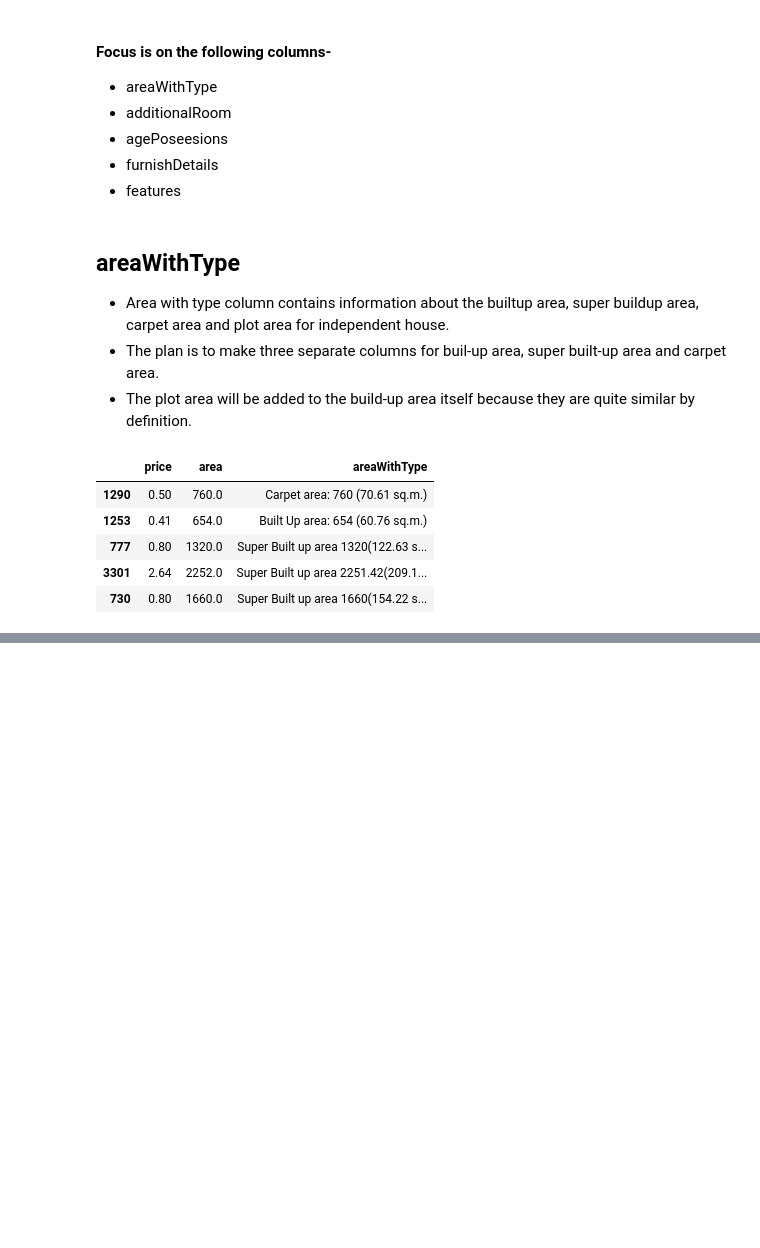
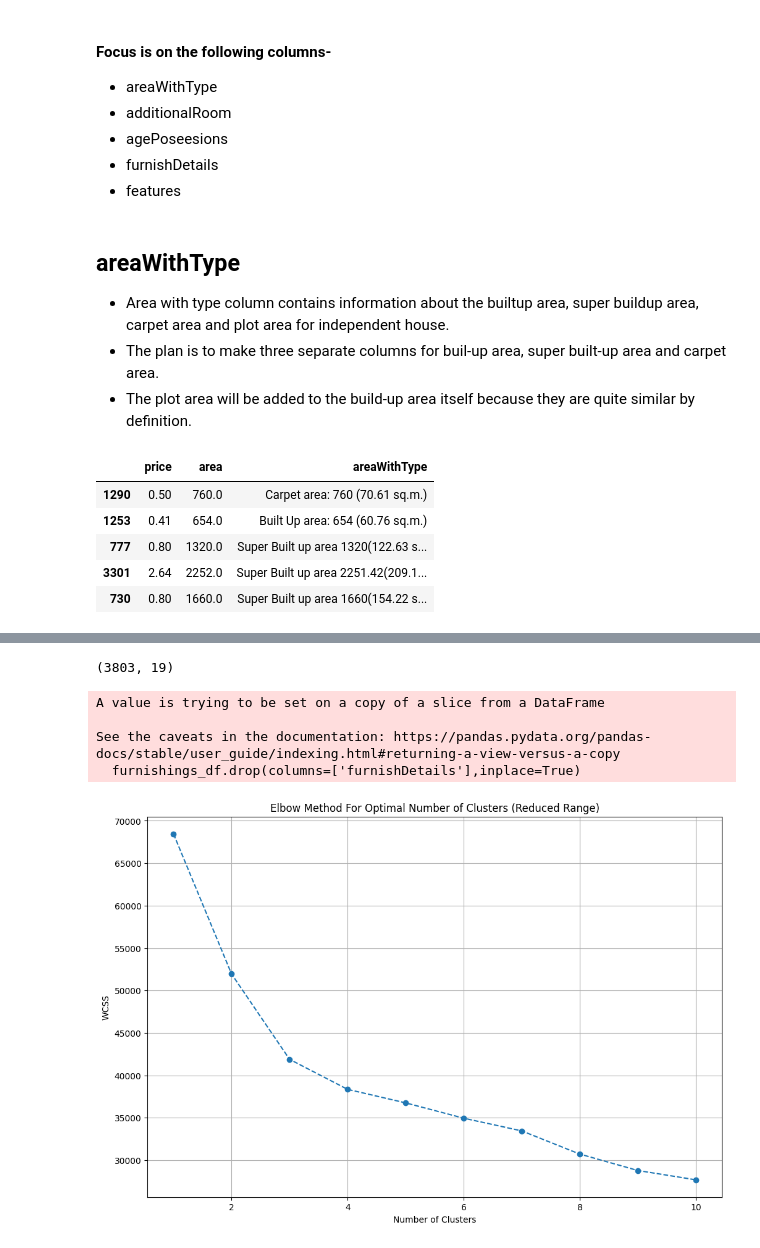
Before and after one commit to 2002hk/EstateVision, a Jupyter notebook: feature_engineering_gurgaon_v1.ipynb, the cells around one changed output, grey strips where cells are left out. Saved outputs shown, nothing was run; the diff lists cells and outputs as text; code cells hidden in the pictures; blank space fills up the shorter version.

```diff
--- a/feature_engineering_gurgaon_v1.ipynb
+++ b/feature_engineering_gurgaon_v1.ipynb
@@ -100,0 +232,2 @@ all_nan_index = df[((df['super_built_up_area'].isnull()) & (df['built_up_area'].
+# %%
+df['agePossession'] = df['agePossession'].apply(categorize_age_possession)
@@ -100,0 +289,11 @@ all_nan_index = df[((df['super_built_up_area'].isnull()) & (df['built_up_area'].
+# %%
+furnishings_df.shape
+# %% [output]
+(3803, 19)
+# %%
+furnishings_df.drop(columns=['furnishDetails'],inplace=True)
+# %% [output]
+A value is trying to be set on a copy of a slice from a DataFrame
+
+See the caveats in the documentation: https://pandas.pydata.org/pandas-docs/stable/user_guide/indexing.html#returning-a-view-versus-a-copy
+  furnishings_df.drop(columns=['furnishDetails'],inplace=True)
@@ -100,0 +304,21 @@ all_nan_index = df[((df['super_built_up_area'].isnull()) & (df['built_up_area'].
+# %%
+scaler = StandardScaler()
+scaled_data = scaler.fit_transform(furnishings_df)
+# %%
+wcss_reduced = []
+
+for i in range(1, 11):
+    kmeans = KMeans(n_clusters=i, init='k-means++', random_state=42)
+    kmeans.fit(scaled_data)
+    wcss_reduced.append(kmeans.inertia_)
+# %%
+# Plot the results
+plt.figure(figsize=(12, 8))
+plt.plot(range(1,11), wcss_reduced, marker='o', linestyle='--')
+plt.title('Elbow Method For Optimal Number of Clusters (Reduced Range)')
+plt.xlabel('Number of Clusters')
+plt.ylabel('WCSS')
+plt.grid(True)
+plt.show()
+# %% [output]
+[figure, added]
```
Also changed, not shown: parts of 38 cells of this notebook.
